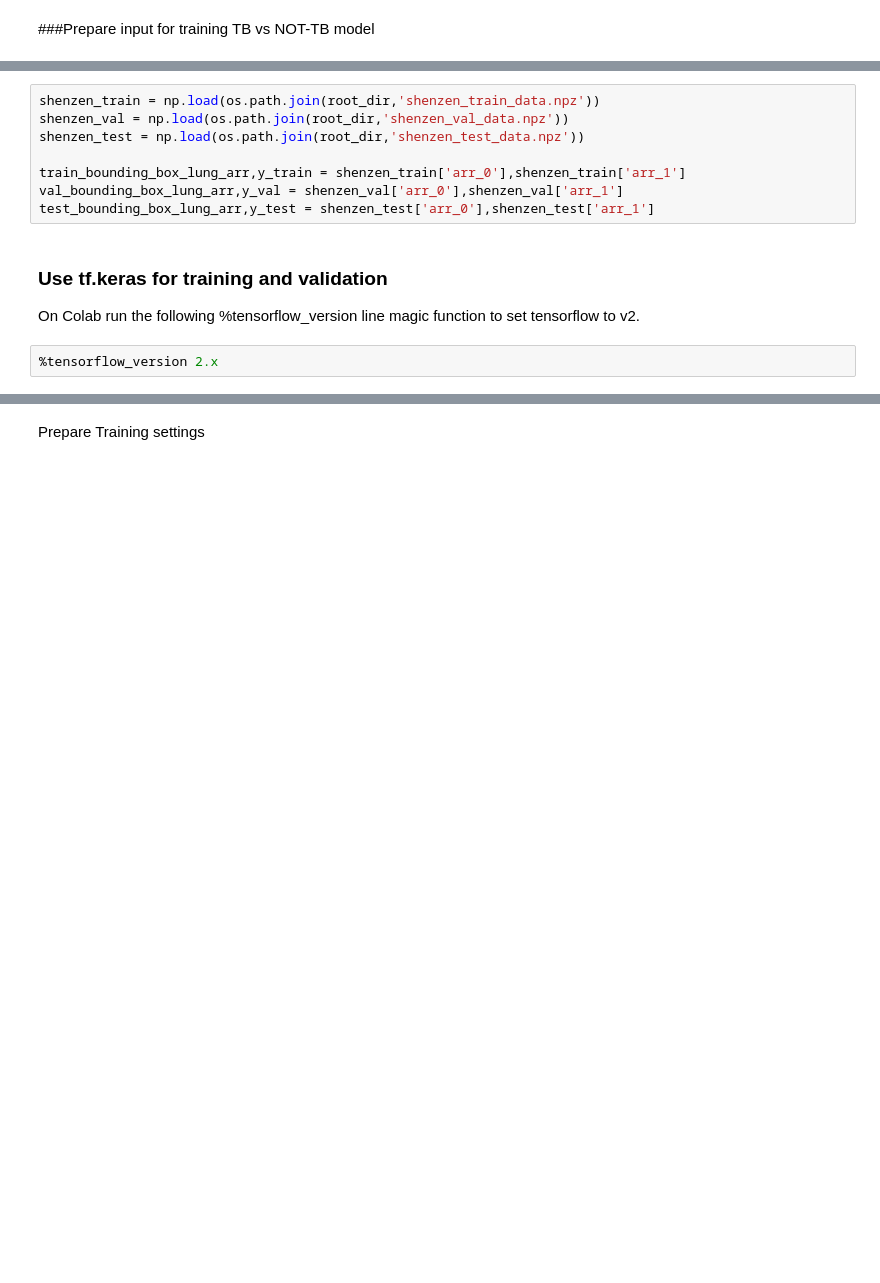
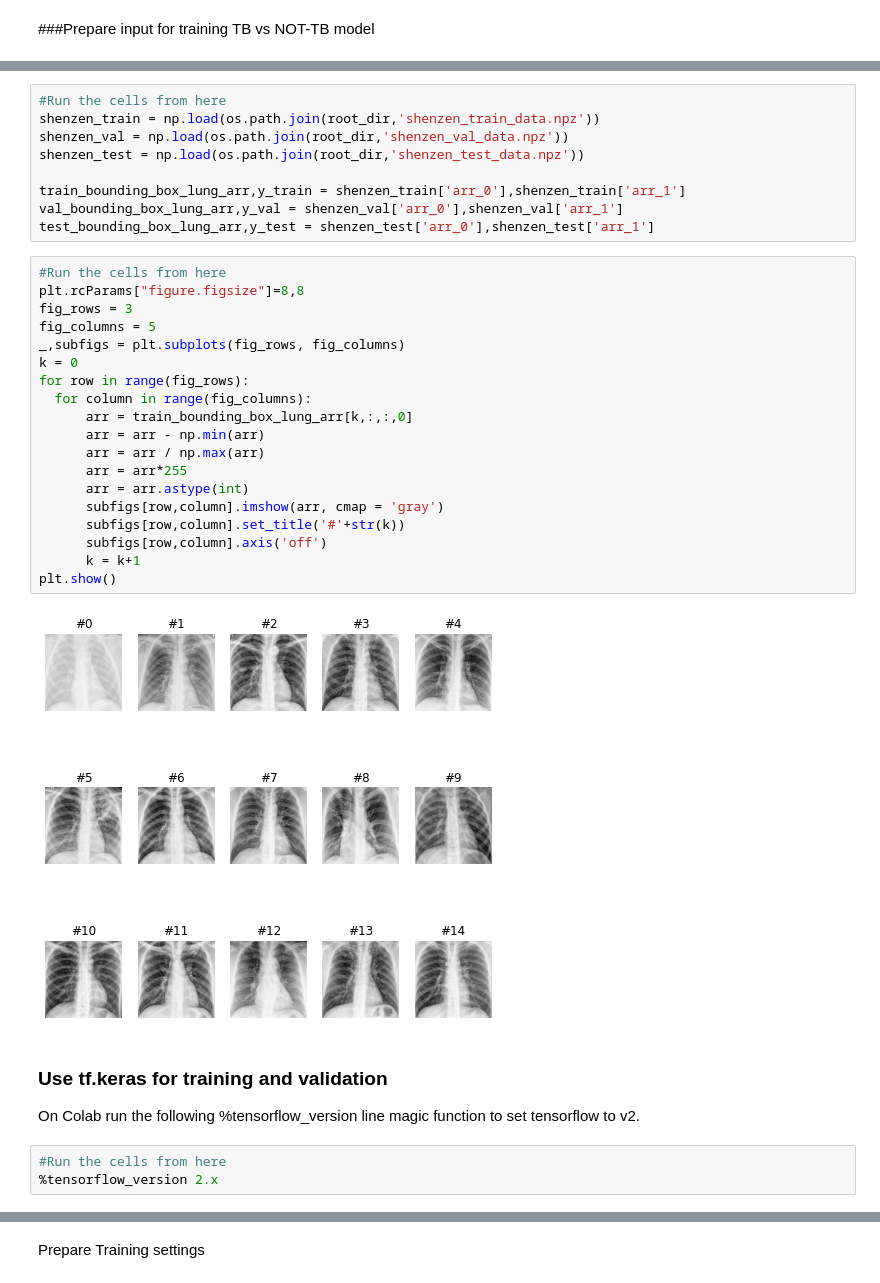
Before and after one commit to karthikk2085/niehs_tutorials, a Jupyter notebook: tb_not_tb_classification.ipynb, the cells around one changed output, grey strips where cells are left out. Saved outputs shown, nothing was run; the diff lists cells and outputs as text; blank space fills up the shorter version.

```diff
--- a/tb_not_tb_classification.ipynb
+++ b/tb_not_tb_classification.ipynb
@@ -423,6 +460,7 @@ np.savez(os.path.join(root_dir,'shenzen_train_data.npz'),train_bounding_box_lung
 np.savez(os.path.join(root_dir,'shenzen_val_data.npz'),val_bounding_box_lung_arr,y_val)
 np.savez(os.path.join(root_dir,'shenzen_test_data.npz'),test_bounding_box_lung_arr,y_test)
 # %%
+#Run the cells from here
 shenzen_train = np.load(os.path.join(root_dir,'shenzen_train_data.npz'))
 shenzen_val = np.load(os.path.join(root_dir,'shenzen_val_data.npz'))
 shenzen_test = np.load(os.path.join(root_dir,'shenzen_test_data.npz'))
@@ -430,11 +468,33 @@ shenzen_test = np.load(os.path.join(root_dir,'shenzen_test_data.npz'))
 train_bounding_box_lung_arr,y_train = shenzen_train['arr_0'],shenzen_train['arr_1']
 val_bounding_box_lung_arr,y_val = shenzen_val['arr_0'],shenzen_val['arr_1']
 test_bounding_box_lung_arr,y_test = shenzen_test['arr_0'],shenzen_test['arr_1']
+# %%
+#Run the cells from here
+plt.rcParams["figure.figsize"]=8,8
+fig_rows = 3
+fig_columns = 5
+_,subfigs = plt.subplots(fig_rows, fig_columns)
+k = 0
+for row in range(fig_rows):
+  for column in range(fig_columns):
+      arr = train_bounding_box_lung_arr[k,:,:,0]
+      arr = arr - np.min(arr)
+      arr = arr / np.max(arr)
+      arr = arr*255
+      arr = arr.astype(int)
+      subfigs[row,column].imshow(arr, cmap = 'gray')
+      subfigs[row,column].set_title('#'+str(k))
+      subfigs[row,column].axis('off')
+      k = k+1
+plt.show()
+# %% [output]
+[figure, added]
 # %% [markdown]
 ### Use tf.keras for training and validation
 
 On Colab run the following %tensorflow_version line magic function to set tensorflow to v2.
 # %%
+#Run the cells from here
 %tensorflow_version 2.x
 # %%
 print(tf.__version__)
```
Also changed, not shown: parts of 24 cells of this notebook.
